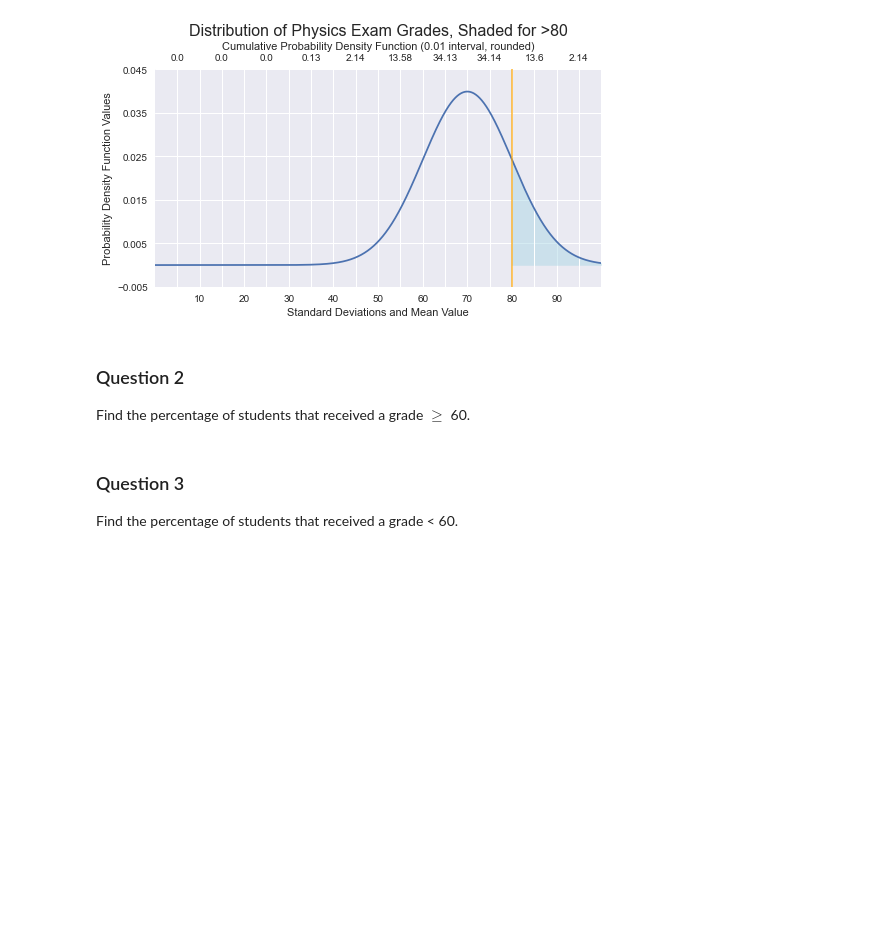
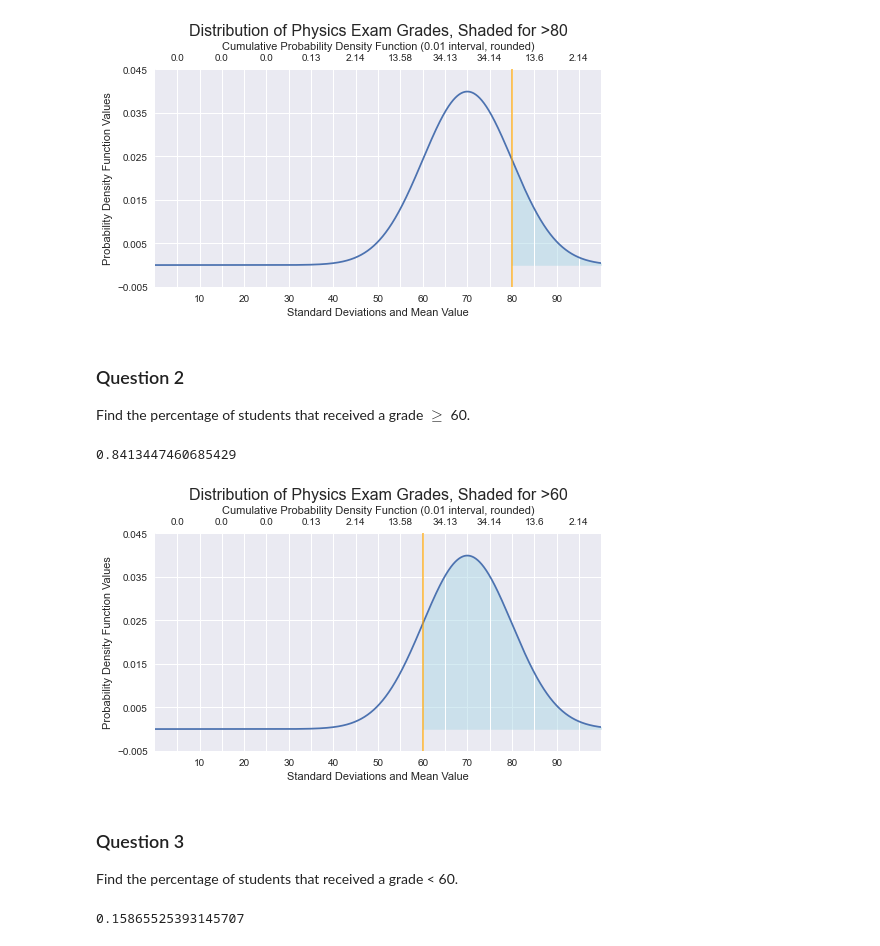
Before and after one commit to bronwencc/python_practice, a Jupyter notebook: hr-statistics-normal-distribution.ipynb, the cells around one changed output. Drawn from its saved outputs; the diff is of its cells as text; code cells hidden in the pictures; blank space fills up the shorter version.

Commit message:
Add plots and simple solutions to second problem

```diff
--- a/hr-statistics-normal-distribution.ipynb
+++ b/hr-statistics-normal-distribution.ipynb
@@ -430,6 +430,50 @@ with open("normdist2-results.txt", "w") as file:
 # %% [markdown]
 ### Question 2
 Find the percentage of students that received a grade $\ge$ 60.
+# %%
+#total percentage (100% = 1) minus the Cumulative Density Function at 60
+1-norm.cdf(q2,mean2,std2)
+# %% [output]
+0.8413447460685429
+# %%
+#plot a distribution with mean of 70 and standard deviation 10 on plot with 0 to 100
+fig, ax = plt.subplots(figsize=(8,4))
+
+plt.xlim((0,100)) #set x limits
+ax.set_xticks(xticklist2)
+
+ax2 = ax.twiny() #set y-axis to also be the same for ax2 plot axes
+ax2.set_xlim(ax.get_xlim()) #give same x limits to upper axis
+x2ticklist = [5,15,25,35,45,55,65,75,85,95] #positions in between xticklist 0 and 10, 10 and 20, . . . 80 and 90, 90 and 100
+ax2.set_xticks(x2ticklist) #set upper axis tick positions
+ax2.set_xticklabels([round(sumval,2) for sumval in sumvals2]) #summed PDF values for each standard deviation range
+
+#set y ticks and limits
+plt.yticks(np.arange(-0.005,.055,step=.01))
+plt.ylim((-0.005,.045))
+
+#plot curve
+ax2.plot(xval2,yval2)
+#plot line at 60
+ax2.axvline(q2, color='orange', alpha=0.7)
+#plot shading after 60
+newxval = [1 if(xv>=q2) else 0 for xv in xval2]
+ax.fill_between(xval2, yval2, 0, where=newxval, color='lightblue', alpha=0.5)
+
+#title axes and plot
+ax2.set_xlabel("Cumulative Probability Density Function (0.01 interval, rounded)")
+ax.set_xlabel("Standard Deviations and Mean Value")
+ax.set_ylabel("Probability Density Function Values")
+plt.title("Distribution of Physics Exam Grades, Shaded for >60",size=16)
+
+plt.show()
+# %% [output]
+[figure, added]
 # %% [markdown]
 ### Question 3
 Find the percentage of students that received a grade < 60.
+# %%
+#the Cumulative Density Function at 60
+norm.cdf(q2,mean2,std2)
+# %% [output]
+0.15865525393145707
```
Also changed, not shown: parts of 1 cell of this notebook.
